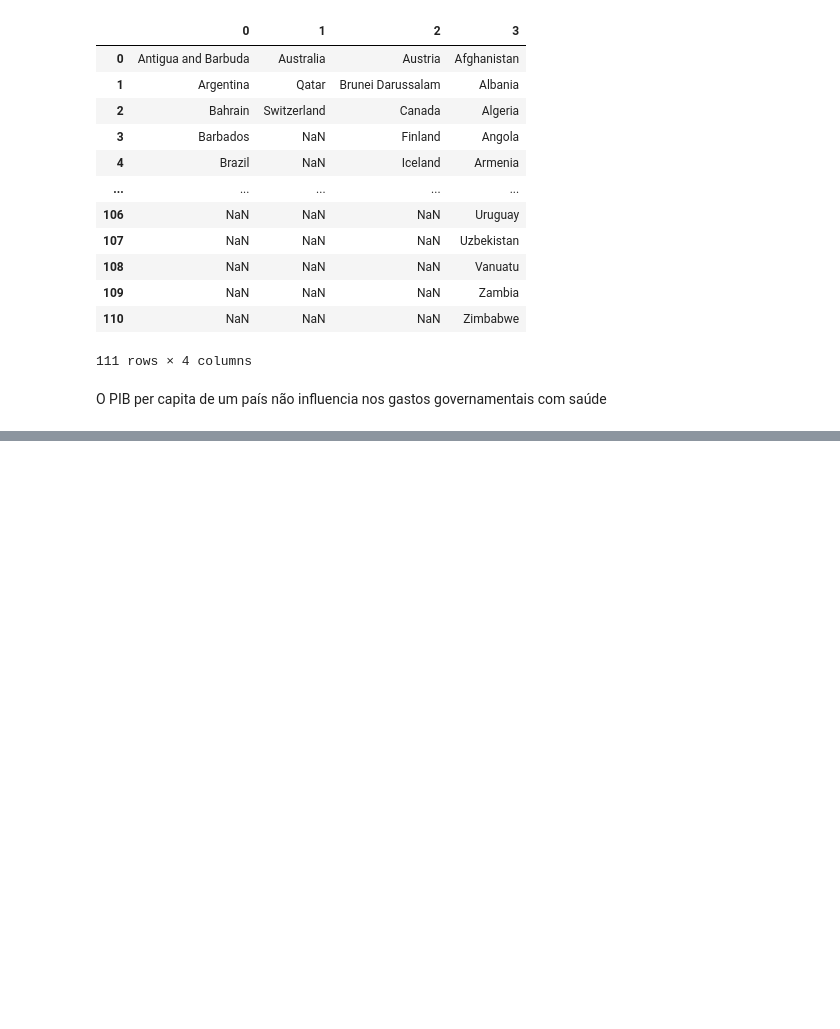
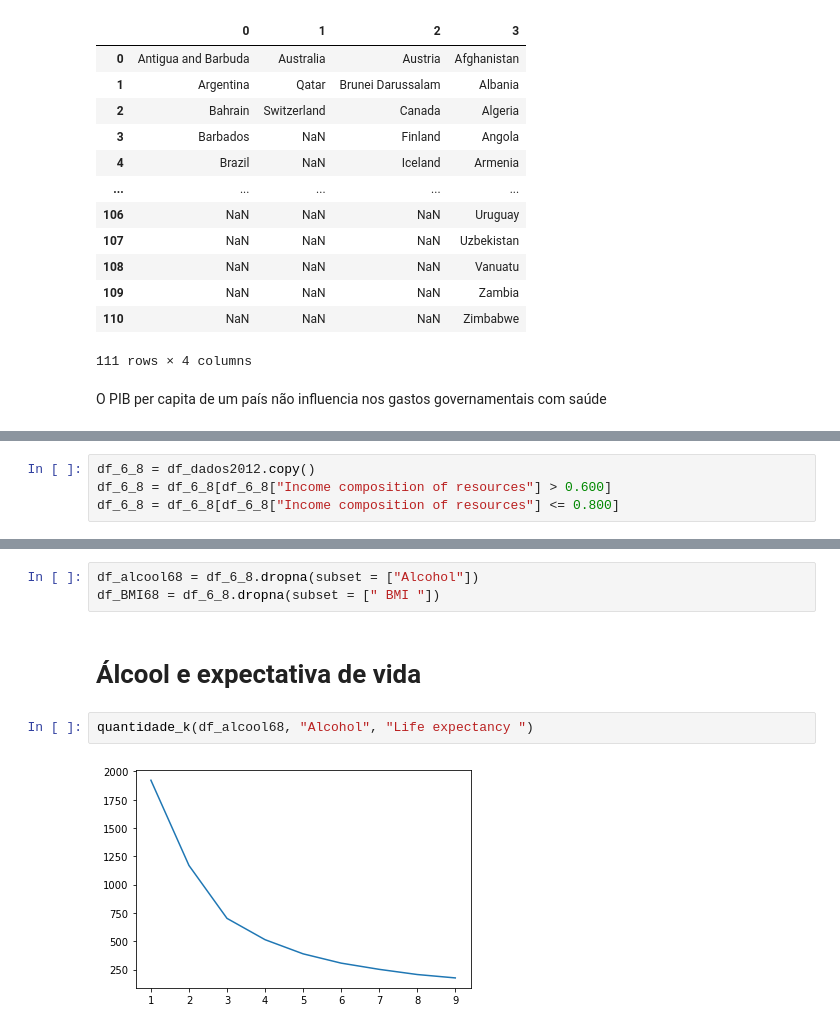
Before and after one commit to BergsonMelo/Expectativa-de-Vida, a Jupyter notebook: Agrupamento_por_idh.ipynb, the cells around one changed output, grey strips where cells are left out. Saved outputs shown, nothing was run; the diff lists cells and outputs as text; blank space fills up the shorter version.

```diff
--- a/Agrupamento_por_idh.ipynb
+++ b/Agrupamento_por_idh.ipynb
@@ -638,0 +642,4 @@ name_countries_classificated(df_, kmeans.labels_)
+# %%
+df_6_8 = df_dados2012.copy()
+df_6_8 = df_6_8[df_6_8["Income composition of resources"] > 0.600]
+df_6_8 = df_6_8[df_6_8["Income composition of resources"] <= 0.800]
@@ -638,0 +662,9 @@ name_countries_classificated(df_, kmeans.labels_)
+# %%
+df_alcool68 = df_6_8.dropna(subset = ["Alcohol"])
+df_BMI68 = df_6_8.dropna(subset = [" BMI "])
+# %% [markdown]
+# Álcool e expectativa de vida
+# %%
+quantidade_k(df_alcool68, "Alcohol", "Life expectancy ")
+# %% [output]
+[figure, added]
```
Also changed, not shown: parts of 105 cells of this notebook.
